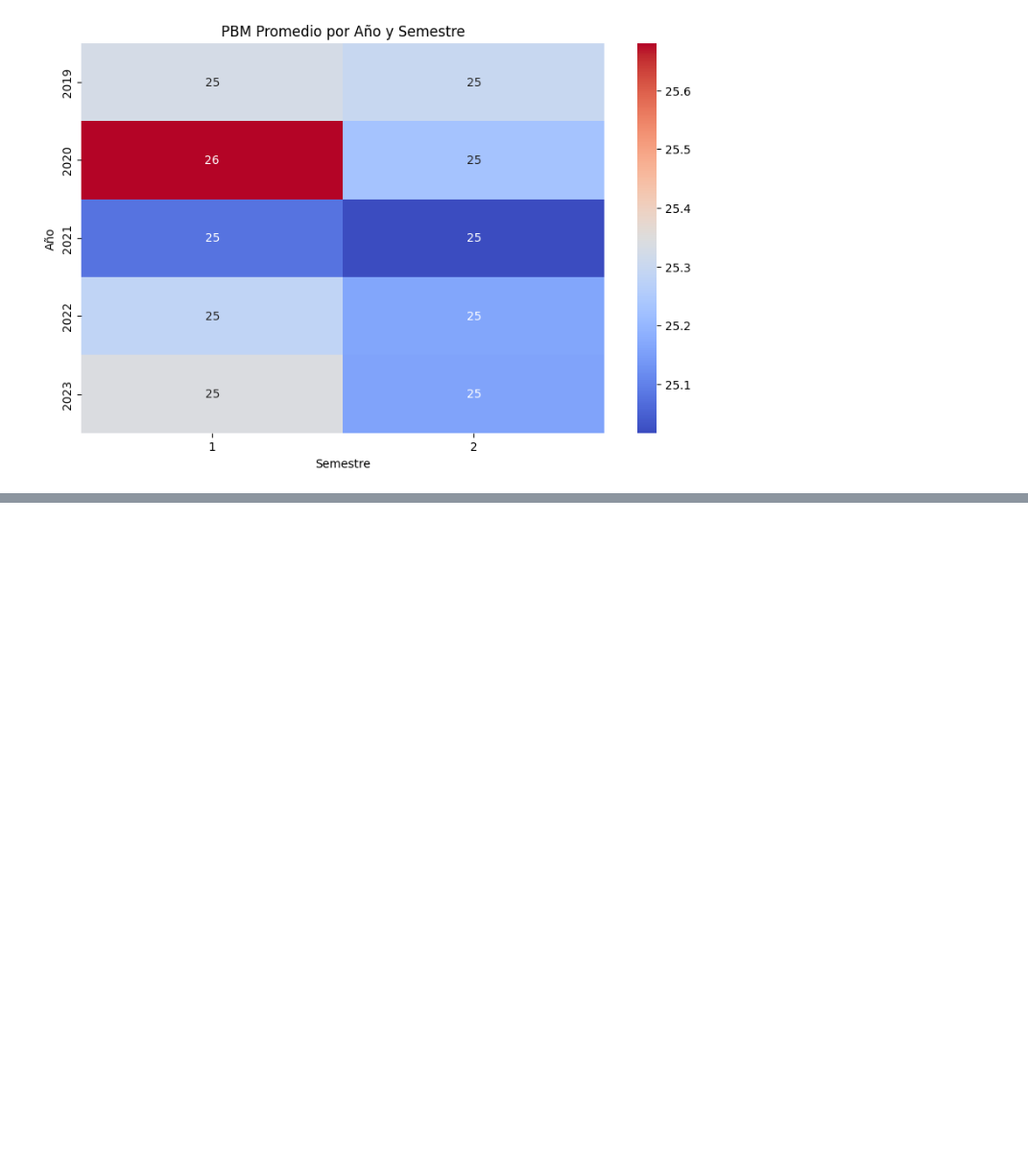
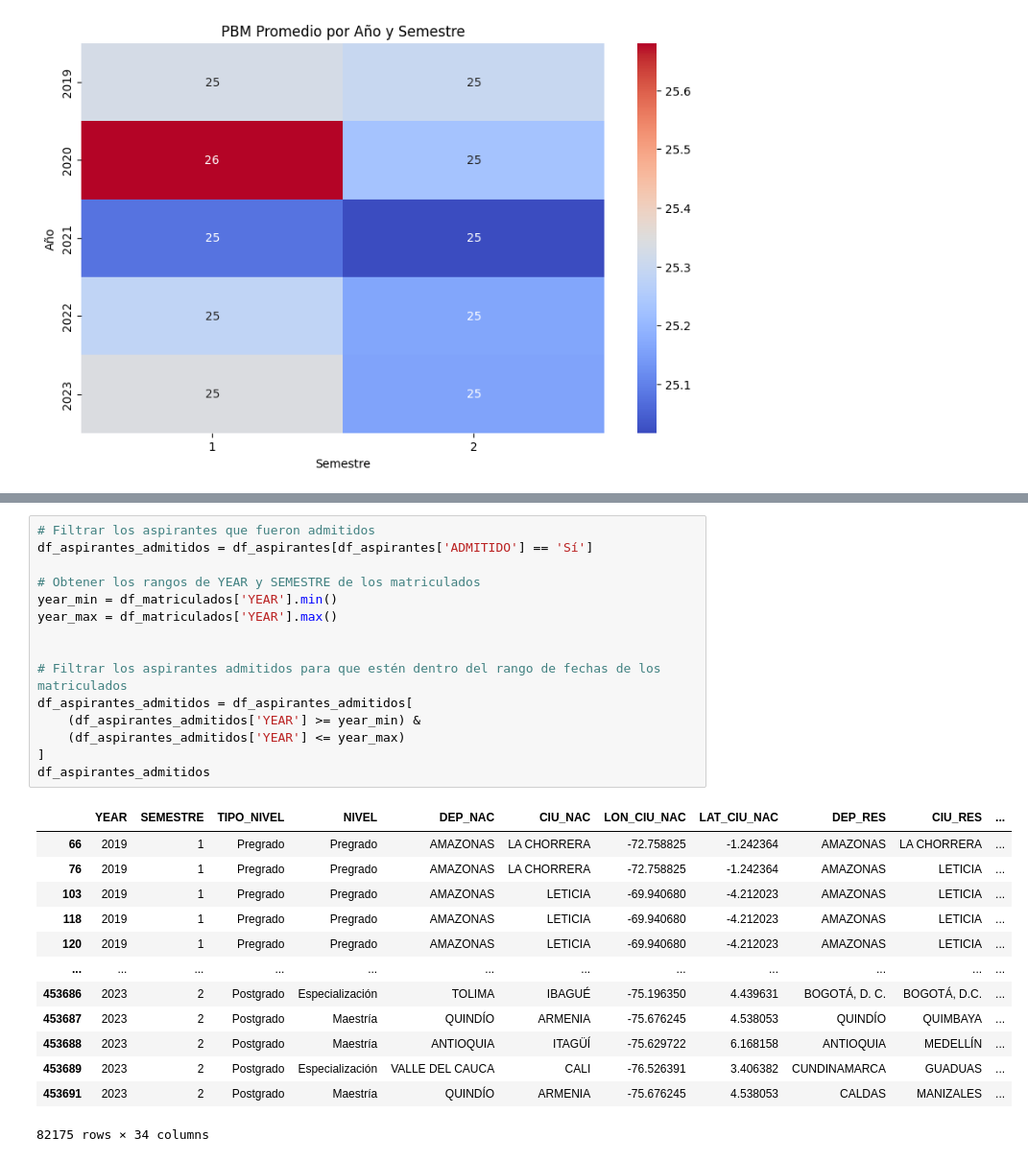
Before and after one commit to 10scar/Proyecto-ABD-2024-2, a Jupyter notebook: oscar.ipynb, the cells around one changed output, grey strips where cells are left out. Shown at 96% size. Drawn from its saved outputs; the diff is of its cells as text; blank space fills up the shorter version.

```diff
--- a/oscar.ipynb
+++ b/oscar.ipynb
@@ -394,0 +575,29 @@ plt.show()
+# %%
+# Filtrar los aspirantes que fueron admitidos
+df_aspirantes_admitidos = df_aspirantes[df_aspirantes['ADMITIDO'] == 'Sí']
+
+# Obtener los rangos de YEAR y SEMESTRE de los matriculados
+year_min = df_matriculados['YEAR'].min()
+year_max = df_matriculados['YEAR'].max()
+
+
+# Filtrar los aspirantes admitidos para que estén dentro del rango de fechas de los matriculados
+df_aspirantes_admitidos = df_aspirantes_admitidos[
+    (df_aspirantes_admitidos['YEAR'] >= year_min) &
+    (df_aspirantes_admitidos['YEAR'] <= year_max)
+]
+df_aspirantes_admitidos
+# %% [output]
+|  | YEAR | SEMESTRE | TIPO_NIVEL | NIVEL | DEP_NAC | CIU_NAC | LON_CIU_NAC | LAT_CIU_NAC | DEP_RES | CIU_RES | ... |
+| 66 | 2019 | 1 | Pregrado | Pregrado | AMAZONAS | LA CHORRERA | -72.758825 | -1.242364 | AMAZONAS | LA CHORRERA | ... |
+| 76 | 2019 | 1 | Pregrado | Pregrado | AMAZONAS | LA CHORRERA | -72.758825 | -1.242364 | AMAZONAS | LETICIA | ... |
+| 103 | 2019 | 1 | Pregrado | Pregrado | AMAZONAS | LETICIA | -69.940680 | -4.212023 | AMAZONAS | LETICIA | ... |
+| 118 | 2019 | 1 | Pregrado | Pregrado | AMAZONAS | LETICIA | -69.940680 | -4.212023 | AMAZONAS | LETICIA | ... |
+| 120 | 2019 | 1 | Pregrado | Pregrado | AMAZONAS | LETICIA | -69.940680 | -4.212023 | AMAZONAS | LETICIA | ... |
+| ... | ... | ... | ... | ... | ... | ... | ... | ... | ... | ... | ... |
+| 453686 | 2023 | 2 | Postgrado | Especialización | TOLIMA | IBAGUÉ | -75.196350 | 4.439631 | BOGOTÁ, D. C. | BOGOTÁ, D.C. | ... |
+| 453687 | 2023 | 2 | Postgrado | Maestría | QUINDÍO | ARMENIA | -75.676245 | 4.538053 | QUINDÍO | QUIMBAYA | ... |
+| 453688 | 2023 | 2 | Postgrado | Maestría | ANTIOQUIA | ITAGÜÍ | -75.629722 | 6.168158 | ANTIOQUIA | MEDELLÍN | ... |
+| 453689 | 2023 | 2 | Postgrado | Especialización | VALLE DEL CAUCA | CALI | -76.526391 | 3.406382 | CUNDINAMARCA | GUADUAS | ... |
+| 453691 | 2023 | 2 | Postgrado | Maestría | QUINDÍO | ARMENIA | -75.676245 | 4.538053 | CALDAS | MANIZALES | ... |
+82175 rows × 34 columns
```
Also changed, not shown: parts of 30 cells of this notebook, 1 other file.
